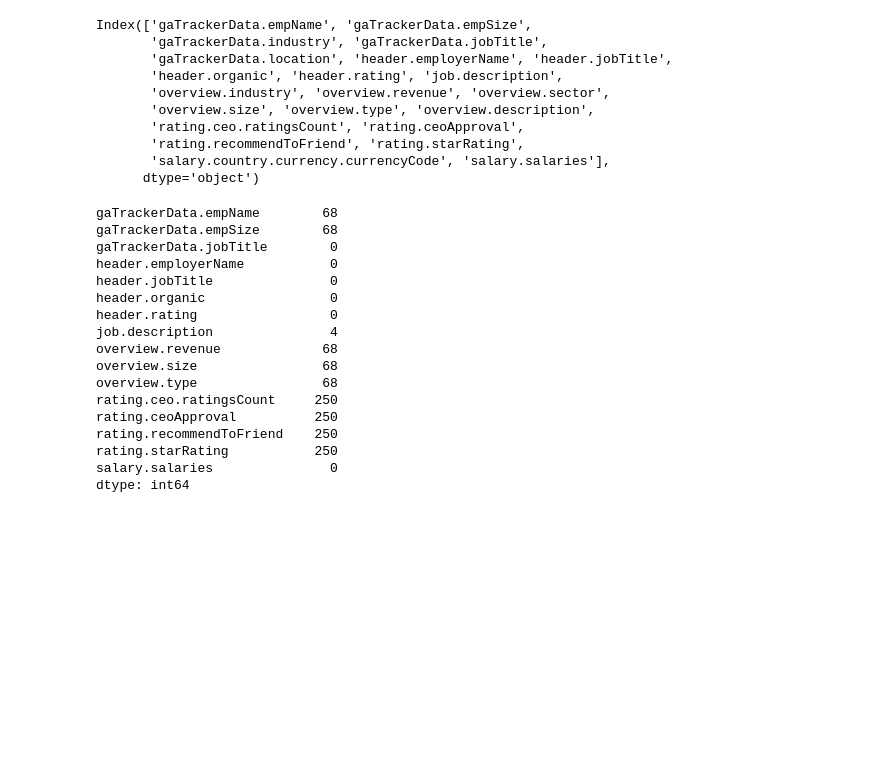
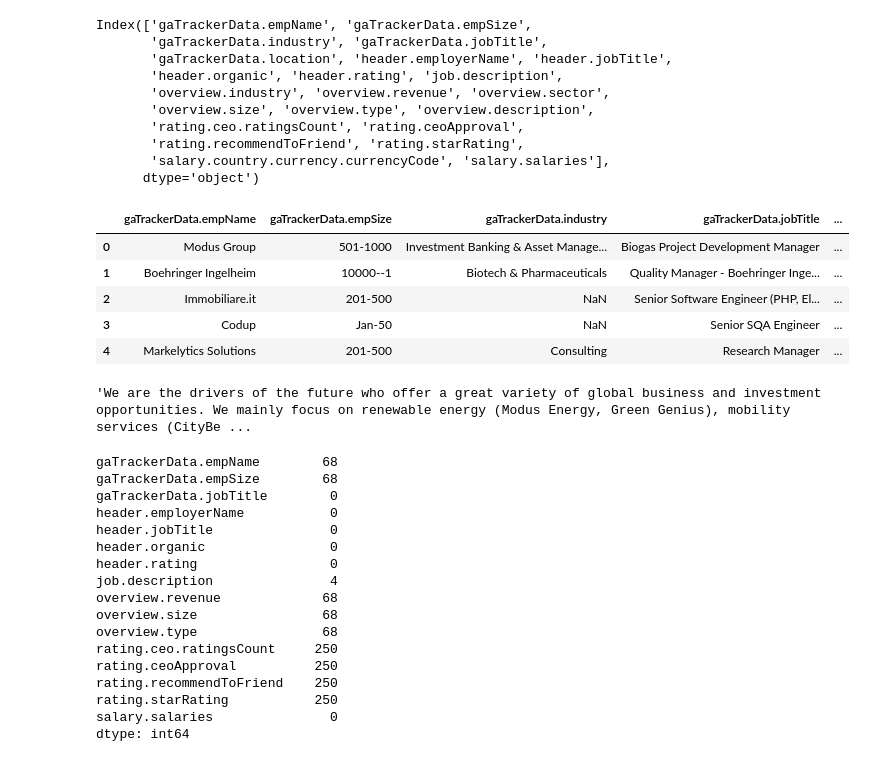
Before and after one commit to yinzhusS2023/CMU-DSSE-SalaryRegression, a Jupyter notebook: GroupProject_DataPreProcessing.ipynb, the cells around one changed output. Cells and saved outputs as stored; diff of their text form; code cells hidden in the pictures; blank space fills up the shorter version.

```diff
--- a/GroupProject_DataPreProcessing.ipynb
+++ b/GroupProject_DataPreProcessing.ipynb
@@ -177,6 +177,19 @@ Index(['gaTrackerData.empName', 'gaTrackerData.empSize',
        'rating.recommendToFriend', 'rating.starRating',
        'salary.country.currency.currencyCode', 'salary.salaries'],
       dtype='object')
+# %%
+df2.head(5)
+# %% [output]
+|  | gaTrackerData.empName | gaTrackerData.empSize | gaTrackerData.industry | gaTrackerData.jobTitle | ... |
+| 0 | Modus Group | 501-1000 | Investment Banking & Asset Manage... | Biogas Project Development Manager | ... |
+| 1 | Boehringer Ingelheim | 10000--1 | Biotech & Pharmaceuticals | Quality Manager - Boehringer Inge... | ... |
+| 2 | Immobiliare.it | 201-500 | NaN | Senior Software Engineer (PHP, El... | ... |
+| 3 | Codup | Jan-50 | NaN | Senior SQA Engineer | ... |
+| 4 | Markelytics Solutions | 201-500 | Consulting | Research Manager | ... |
+# %%
+df2['job.description'][0]
+# %% [output]
+'We are the drivers of the future who offer a great variety of global business and investment opportunities. We mainly focus on renewable energy (Modus Energy, Green Genius), mobility services (CityBe ...
 # %%
 df3 = df2.drop(['gaTrackerData.industry', 'gaTrackerData.location', 'overview.industry', 'overview.sector', 'overview.description', 'salary.country.currency.currencyCode'], axis=1)
 nan_counts = df3.isna().sum()
```
Also changed, not shown: parts of 4 cells of this notebook.
